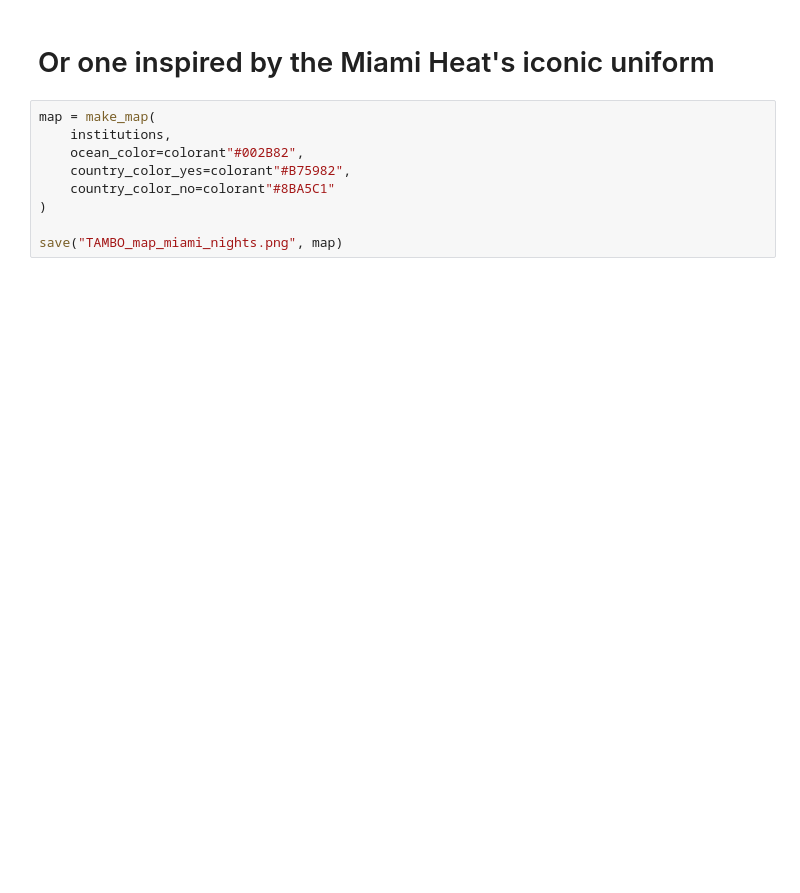
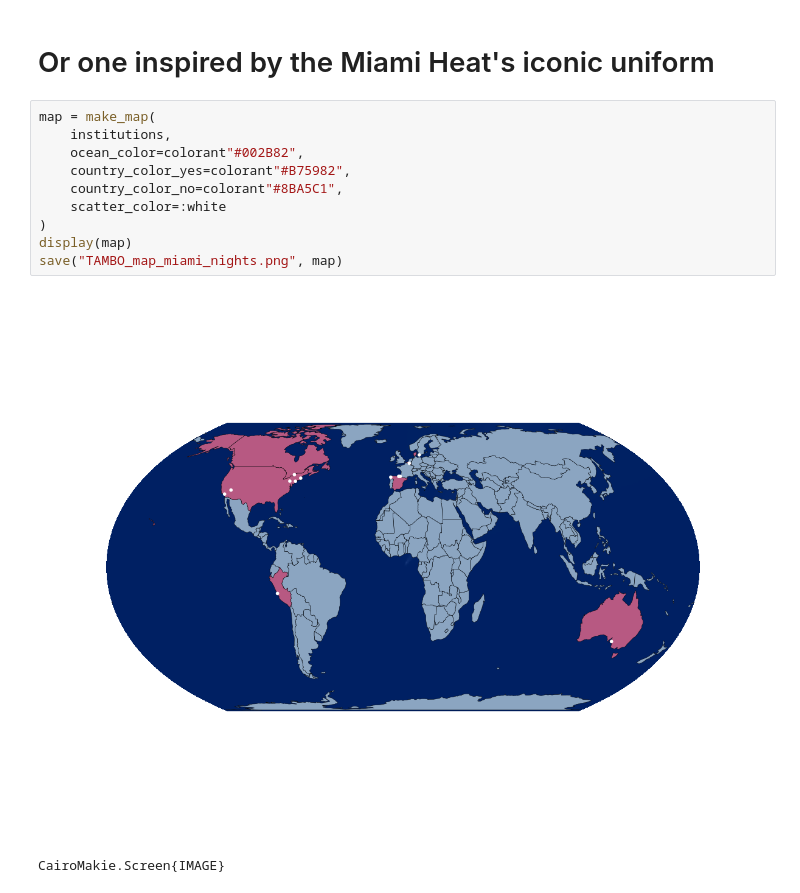
Before and after one commit to jlazar17/TamboMap, a Jupyter notebook: examples/make_map.ipynb, the cells around one changed output. Drawn from its saved outputs; the diff is of its cells as text; blank space fills up the shorter version.

```diff
--- a/examples/make_map.ipynb
+++ b/examples/make_map.ipynb
@@ -25,9 +36,13 @@ save("branded_TAMBO_map.png", map)
 # %%
 map = make_map(
     institutions,
     ocean_color=colorant"#002B82",
     country_color_yes=colorant"#B75982",
-    country_color_no=colorant"#8BA5C1"
+    country_color_no=colorant"#8BA5C1",
+    scatter_color=:white
 )
-
+display(map)
 save("TAMBO_map_miami_nights.png", map)
+# %% [output]
+[figure, added]
+CairoMakie.Screen{IMAGE}
```
Also changed, not shown: parts of 4 cells of this notebook, 20 other files.
